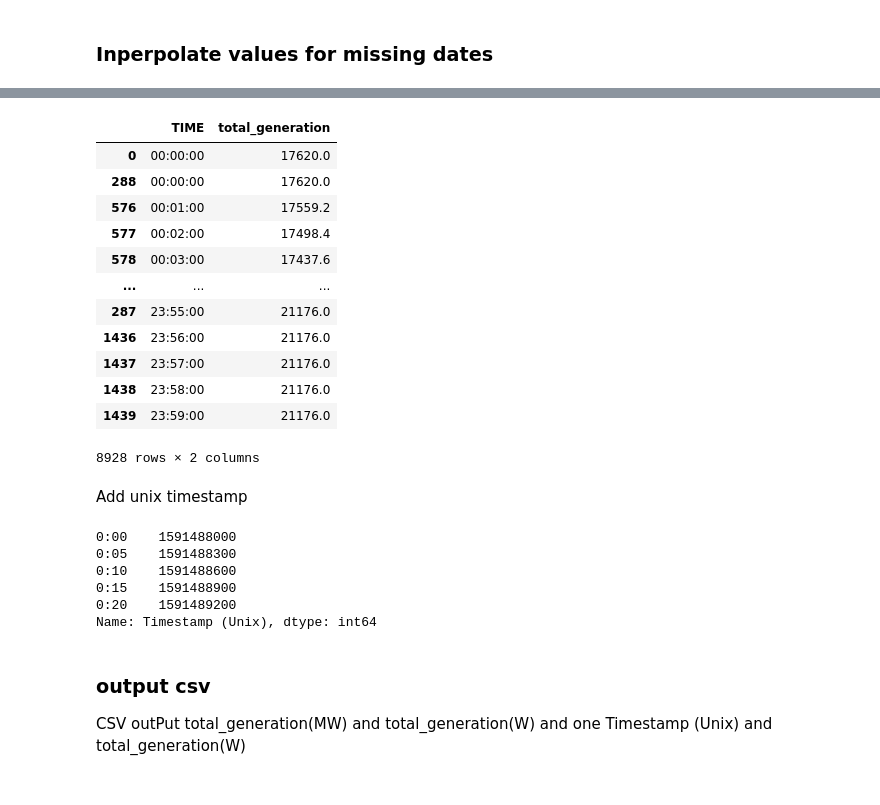
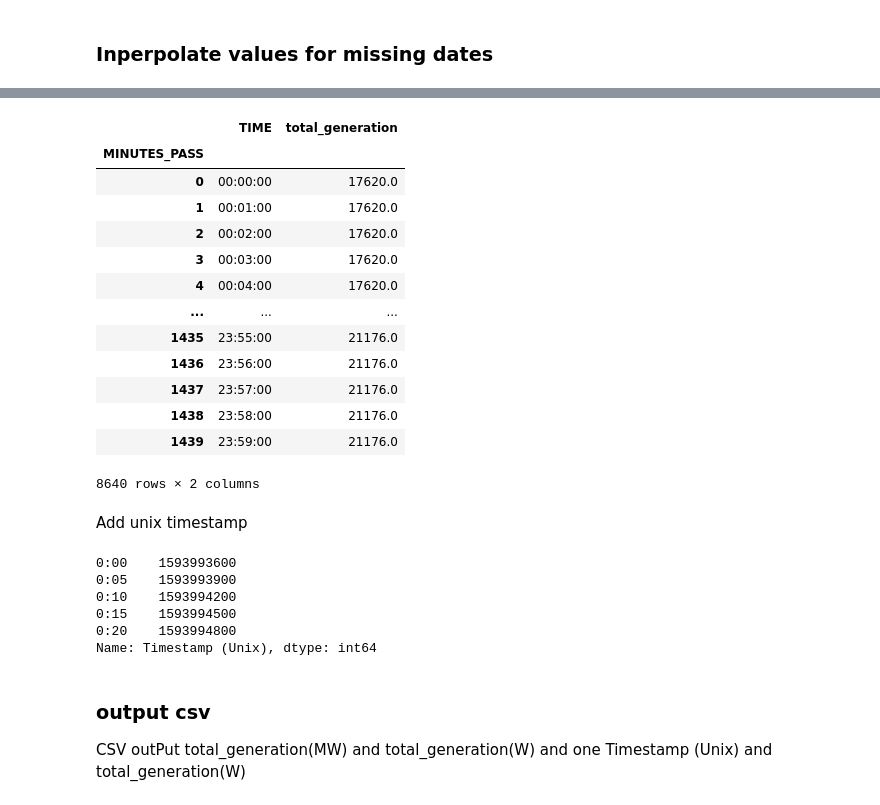
Before and after one commit to renewable-energy-experiments/carbonfootprint, a Jupyter notebook: power_generation_caiso_extrapolated.ipynb, the cells around one changed output, grey strips where cells are left out. Saved outputs shown, nothing was run; the diff lists cells and outputs as text; code cells hidden in the pictures.

```diff
--- a/power_generation_caiso_extrapolated.ipynb
+++ b/power_generation_caiso_extrapolated.ipynb
@@ -80,12 +72,12 @@ def df_manipulation(dfs):
     date =  dfs.iloc[0].Timestamp.replace('Supply ','')
     dfs['DATE'] = date
     dfs = dfs[1:len(dfs)-1]
-    dfs['DATE'] =  pd.to_datetime(dfs['DATE'],format = '%d/%m/%Y').dt.date
+    dfs['DATE'] =  pd.to_datetime(dfs['DATE'],format = '%m/%d/%Y').dt.date
     dfs['TIME'] = pd.to_datetime(dfs['Timestamp'],format = '%H:%M').dt.time
     dfs['HOURS'] = pd.to_datetime(dfs['TIME'],format='%H:%M:%S').dt.hour
     dfs['MINUTES'] = pd.to_datetime(dfs['TIME'],format='%H:%M:%S').dt.minute
     dfs['MINUTES_PASS'] = dfs['MINUTES'] + dfs['HOURS']*60
-    dfs['Timestamp'] = pd.to_datetime(dfs['DATE'].apply(str) +' '+ dfs['TIME'].apply(str), format = '%Y-%m-%d %H:%M')
+    dfs['Timestamp'] = pd.to_datetime(dfs['DATE'].apply(str) +' '+ dfs['TIME'].apply(str), format = '%Y-%m-%d %H:%M:%S')
     return dfs
 # %%
 dff = df_manipulation(df)
@@ -367,26 +421,37 @@ df2 = df2.fillna(0)
 df2 = df2.replace(np.nan, 0)
 # drop Imports and Batteries
 df2.drop(['Imports','Batteries'], axis=1, inplace=True)
+
+
+df_backwards = df_backwards.replace('undefined', 0)
+df_backwards = df_backwards.fillna(0)
+df_backwards = df_backwards.replace(np.nan, 0)
+# drop Imports and Batteries
+df_backwards.drop(['Imports','Batteries'], axis=1, inplace=True)
 # %%
 df["total_generation"] = df["Wind"] + df["Solar"] + df["Hydro"] + df["Other"] + df["Oil"] + df["NaturalGas"] + df["Coal"] + df["Nuclear"]
 df[["TIME","total_generation"]]
 
 df2["total_generation"] = df2["Wind"] + df2["Solar"] + df2["Hydro"] + df2["Other"] + df2["Oil"] + df2["NaturalGas"] + df2["Coal"] + df2["Nuclear"]
 df2[["TIME","total_generation"]]
+
+df_backwards["total_generation"] = df_backwards["Wind"] + df_backwards["Solar"] + df_backwards["Hydro"] + df_backwards["Other"] + df_backwards["Oil"] + df_backwards["NaturalGas"] + df_backwards["Coal"] + df_backwards["Nuclear"]
+df_backwards[["TIME","total_generation"]]
 # %% [output]
 |  | TIME | total_generation |
+| MINUTES_PASS |  |  |
 | 0 | 00:00:00 | 17620.0 |
-| 288 | 00:00:00 | 17620.0 |
-| 576 | 00:01:00 | 17559.2 |
-| 577 | 00:02:00 | 17498.4 |
-| 578 | 00:03:00 | 17437.6 |
+| 1 | 00:01:00 | 17620.0 |
+| 2 | 00:02:00 | 17620.0 |
+| 3 | 00:03:00 | 17620.0 |
+| 4 | 00:04:00 | 17620.0 |
 | ... | ... | ... |
-| 287 | 23:55:00 | 21176.0 |
+| 1435 | 23:55:00 | 21176.0 |
 | 1436 | 23:56:00 | 21176.0 |
 | 1437 | 23:57:00 | 21176.0 |
 | 1438 | 23:58:00 | 21176.0 |
 | 1439 | 23:59:00 | 21176.0 |
-8928 rows × 2 columns
+8640 rows × 2 columns
 # %% [markdown]
 Add unix timestamp
 # %%
@@ -394,11 +459,11 @@ df_unix = pd.to_datetime(df["Timestamp"],origin='unix')
 df["Timestamp (Unix)"] = (df_unix - pd.Timestamp("1970-01-01")) // pd.Timedelta('1s')
 df["Timestamp (Unix)"].head()
 # %% [output]
-0:00    1591488000
-0:05    1591488300
-0:10    1591488600
-0:15    1591488900
-0:20    1591489200
+0:00    1593993600
+0:05    1593993900
+0:10    1593994200
+0:15    1593994500
+0:20    1593994800
 Name: Timestamp (Unix), dtype: int64
 # %% [markdown]
 ### output csv
```
Also changed, not shown: parts of 56 cells of this notebook.
